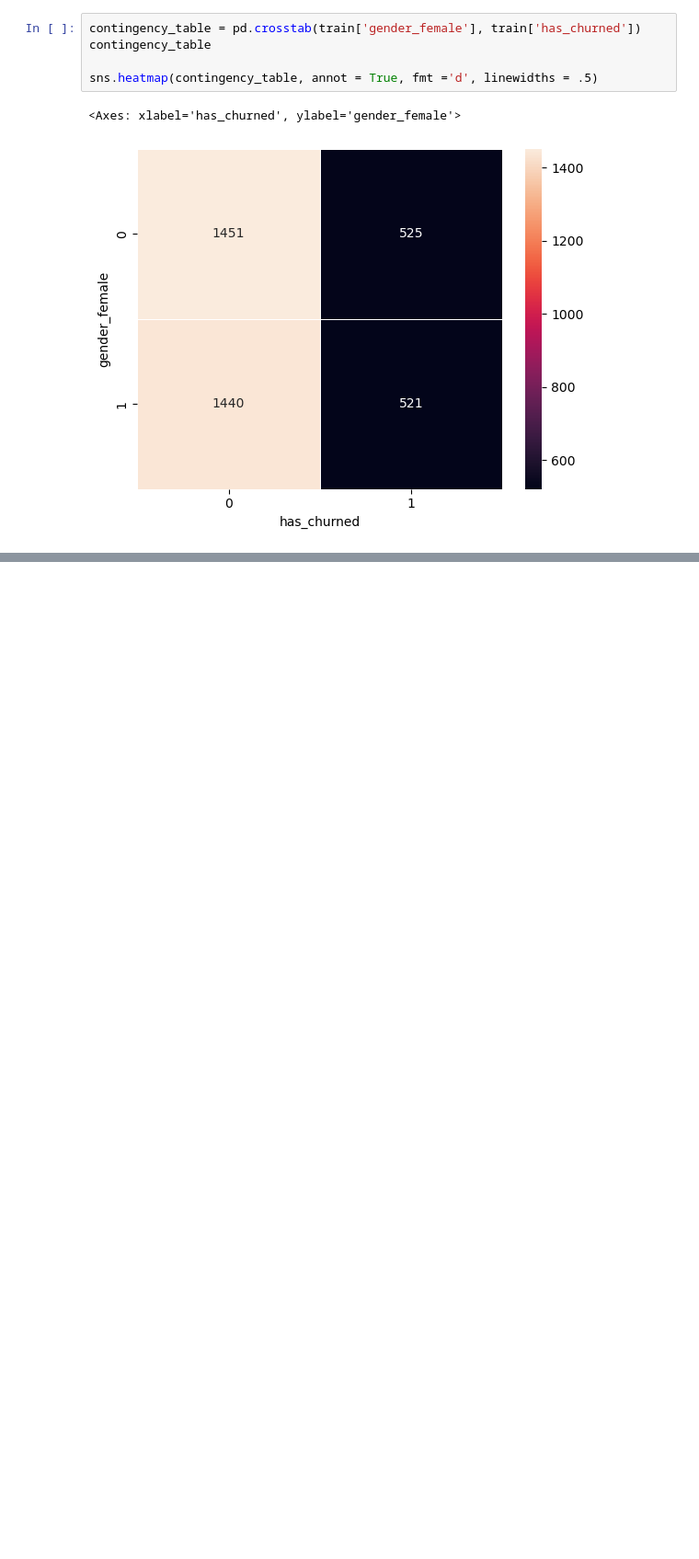
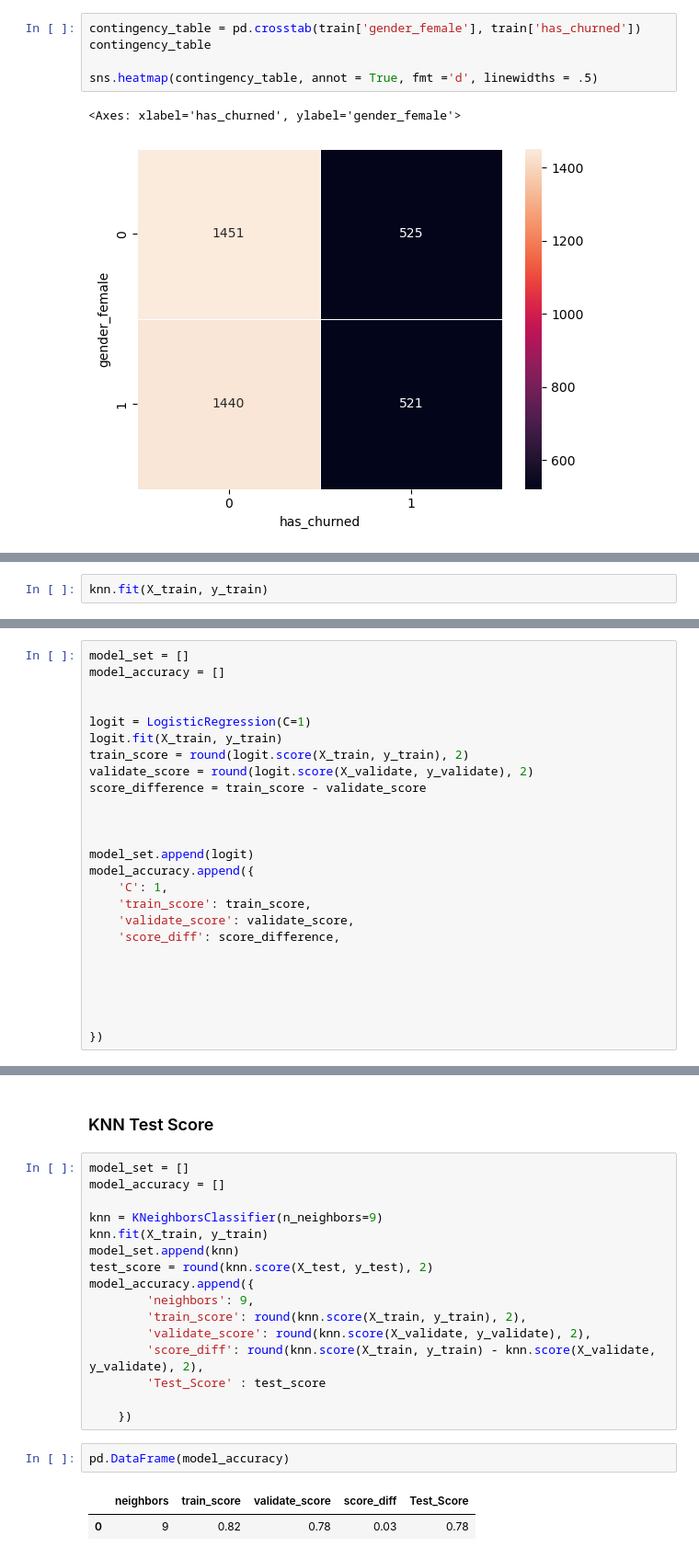
Before and after one commit to JonathanTWare/classification_project, a Jupyter notebook: final_report.ipynb, the cells around one changed output, grey strips where cells are left out. Shown: that part at 92% size. Cells and saved outputs as stored; diff of their text form; blank space fills up the shorter version.

```diff
--- a/final_report.ipynb
+++ b/final_report.ipynb
@@ -177,0 +392,2 @@ sns.heatmap(contingency_table, annot = True, fmt ='d', linewidths = .5)
+# %%
+knn.fit(X_train, y_train)
@@ -177,0 +459,25 @@ sns.heatmap(contingency_table, annot = True, fmt ='d', linewidths = .5)
+# %%
+model_set = []
+model_accuracy = []
+
+
+logit = LogisticRegression(C=1)
+logit.fit(X_train, y_train)
+train_score = round(logit.score(X_train, y_train), 2)
+validate_score = round(logit.score(X_validate, y_validate), 2)
+score_difference = train_score - validate_score
+
+
+
+model_set.append(logit)
+model_accuracy.append({
+    'C': 1,
+    'train_score': train_score,
+    'validate_score': validate_score,
+    'score_diff': score_difference,
+
+
+
+
+
+})
@@ -177,0 +496,23 @@ sns.heatmap(contingency_table, annot = True, fmt ='d', linewidths = .5)
+# %% [markdown]
+### KNN Test Score
+# %%
+model_set = []
+model_accuracy = []
+
+knn = KNeighborsClassifier(n_neighbors=9)
+knn.fit(X_train, y_train)
+model_set.append(knn)
+test_score = round(knn.score(X_test, y_test), 2)
+model_accuracy.append({
+        'neighbors': 9,
+        'train_score': round(knn.score(X_train, y_train), 2),
+        'validate_score': round(knn.score(X_validate, y_validate), 2),
+        'score_diff': round(knn.score(X_train, y_train) - knn.score(X_validate, y_validate), 2),
+        'Test_Score' : test_score
+
+    })
+# %%
+pd.DataFrame(model_accuracy)
+# %% [output]
+|  | neighbors | train_score | validate_score | score_diff | Test_Score |
+| 0 | 9 | 0.82 | 0.78 | 0.03 | 0.78 |
```
Also changed, not shown: parts of 56 cells of this notebook.
